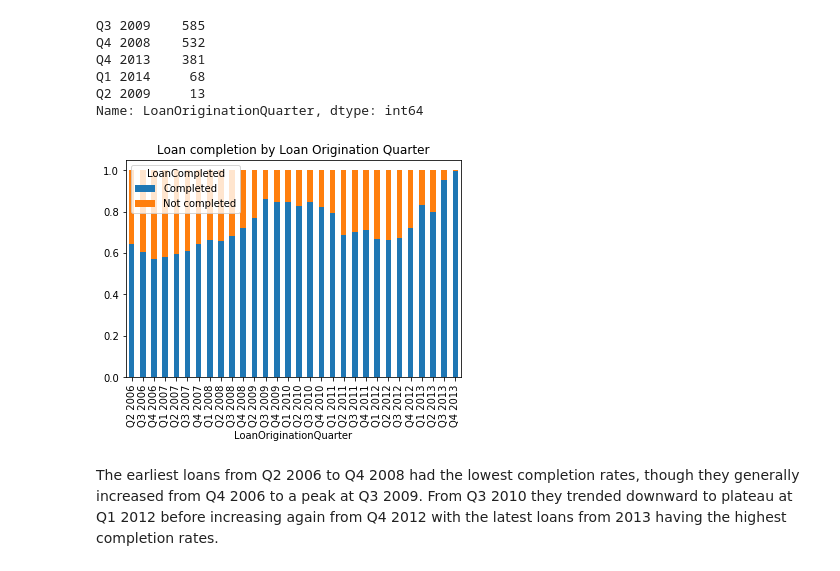
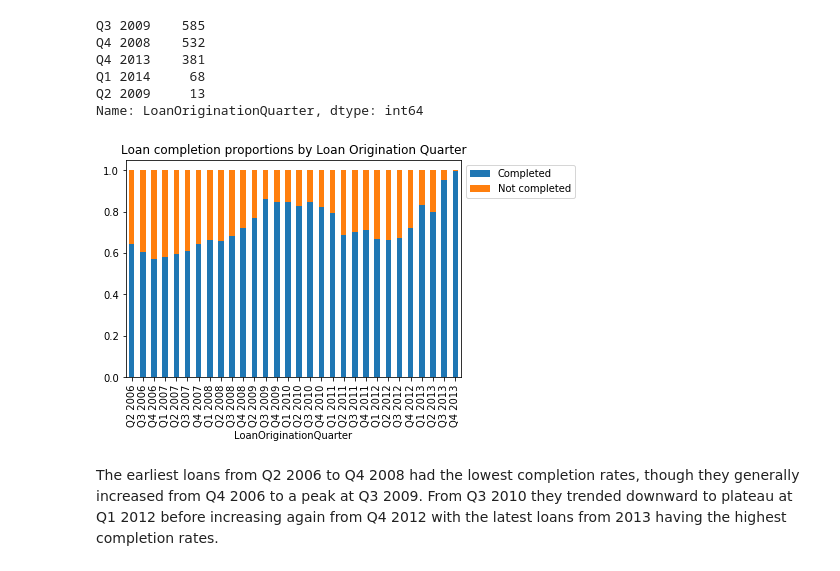
Before and after one commit to Jeffro80/DAND_Communicate_Findings, a Jupyter notebook: exploration-final.ipynb, the cells around one changed output. Drawn from its saved outputs; the diff is of its cells as text; code cells hidden in the pictures.

```diff
--- a/exploration-final.ipynb
+++ b/exploration-final.ipynb
@@ -989,10 +990,12 @@ Q2 2009     13
 Name: LoanOriginationQuarter, dtype: int64
 # %%
 # Compare Loan Outcome Status and Loan Origination Quarter
-quarter_props = loans.groupby('LoanOriginationQuarter')['LoanCompleted'].value_counts(normalize=True).unstack().reindex(quarter_order)
-quarter_props.plot(kind='bar', stacked='True', title='Loan completion by Loan Origination Quarter');
+quarter_props = loans.groupby('LoanOriginationQuarter')['LoanCompleted'].value_counts(normalize=True).unstack().reindex(
+    quarter_order)
+quarter_props.plot(kind='bar', stacked='True', title='Loan completion proportions by Loan Origination Quarter').legend(
+    bbox_to_anchor=(1, 1));
 # %% [output]
-[figure, old version]
+[figure, new version]
 # %% [markdown]
 The earliest loans from Q2 2006 to Q4 2008 had the lowest completion rates, though they generally increased from Q4 2006 to a peak at Q3 2009. From Q3 2010 they trended downward to plateau at Q1 2012 before increasing again from Q4 2012 with the latest loans from 2013 having the highest completion rates.
 # %% [markdown]
```
Also changed, not shown: parts of 16 cells of this notebook.
